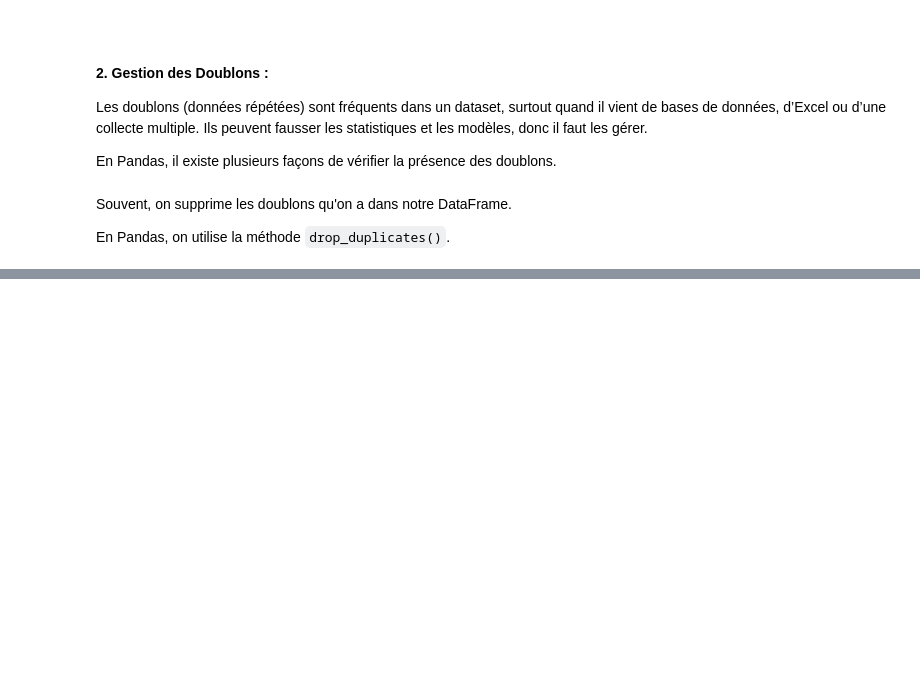
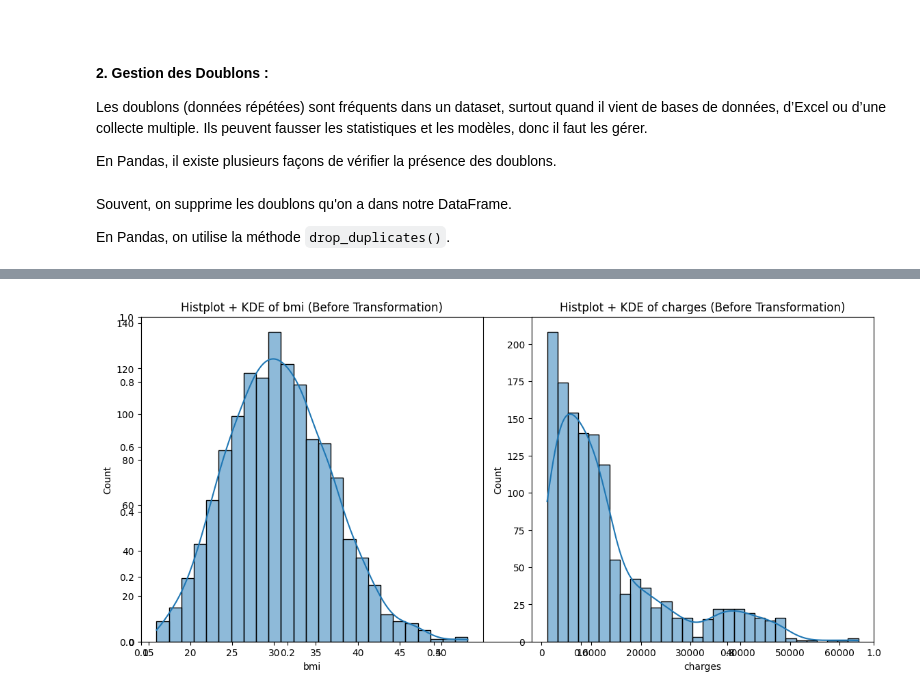
Before and after one commit to ABDELHAFIDAIT/MediCharge-Predictor, a Jupyter notebook: src/process.ipynb, the cells around one changed output, grey strips where cells are left out. Saved outputs shown, nothing was run; the diff lists cells and outputs as text; code cells hidden in the pictures; blank space fills up the shorter version.

Commit message:
PDCDM-13 Détecter et traiter outliers

```diff
--- a/src/process.ipynb
+++ b/src/process.ipynb
@@ -128,0 +223,33 @@ data_copy = data_copy.drop_duplicates() # Supprimer les doublons (en gardant la
+# %%
+import pandas as pd
+import seaborn as sns
+import matplotlib.pyplot as plt
+
+data = pd.read_csv("../data/raw/data.csv")
+
+data_copy = data.copy()
+
+numeric_cols = data_copy.select_dtypes(include=['number']).columns.tolist()
+
+outliers_cols = []
+
+for col in numeric_cols:
+    Q1 = data_copy[col].quantile(0.25)
+    Q3 = data_copy[col].quantile(0.75)
+    IQR = Q3 - Q1
+
+    outliers = data_copy[(data_copy[col] < Q1 - 1.5 * IQR) | (data_copy[col] > Q3 + 1.5 * IQR)]
+    if not outliers.empty:
+        outliers_cols.append(col)
+
+plt.subplots(figsize=(12, 6))
+
+for i, col in enumerate(outliers_cols):
+    plt.subplot(1, len(outliers_cols), i + 1)
+    sns.histplot(data_copy[col], kde=True)
+    plt.title(f'Histplot + KDE of {col} (Before Transformation)')
+    plt.tight_layout()
+
+plt.show()
+# %% [output]
+[figure, added]
```
Also changed, not shown: parts of 10 cells of this notebook.
